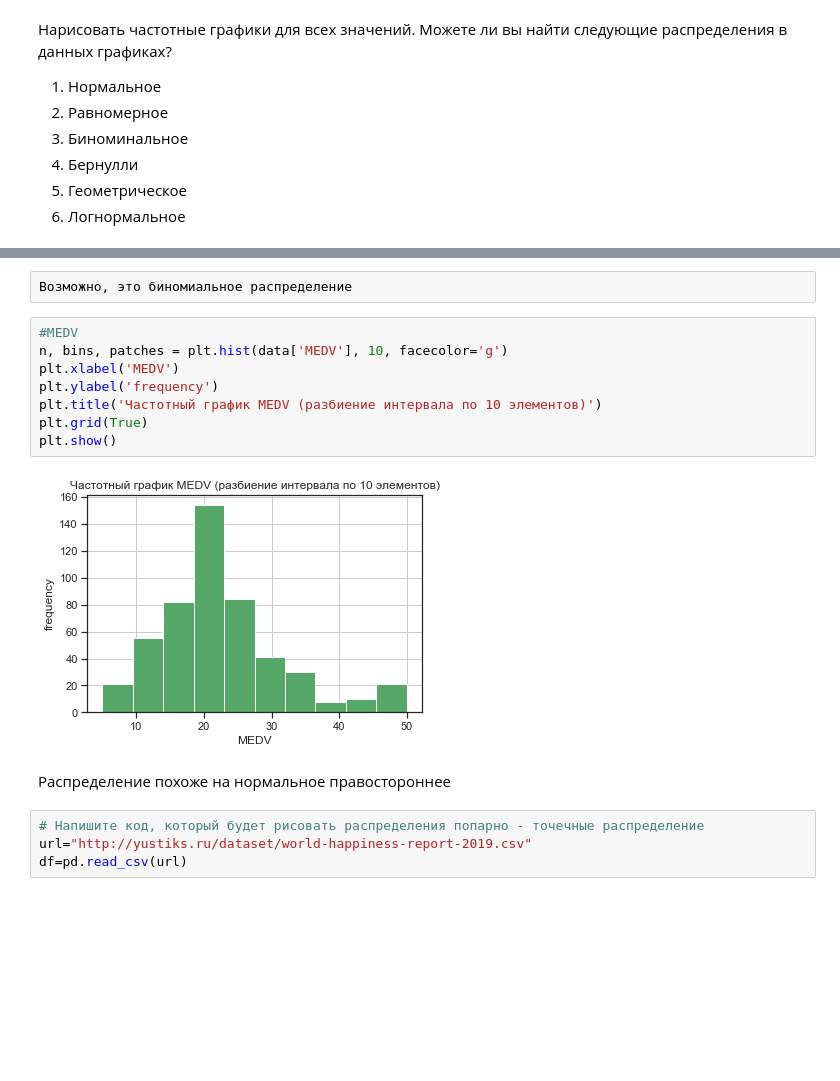
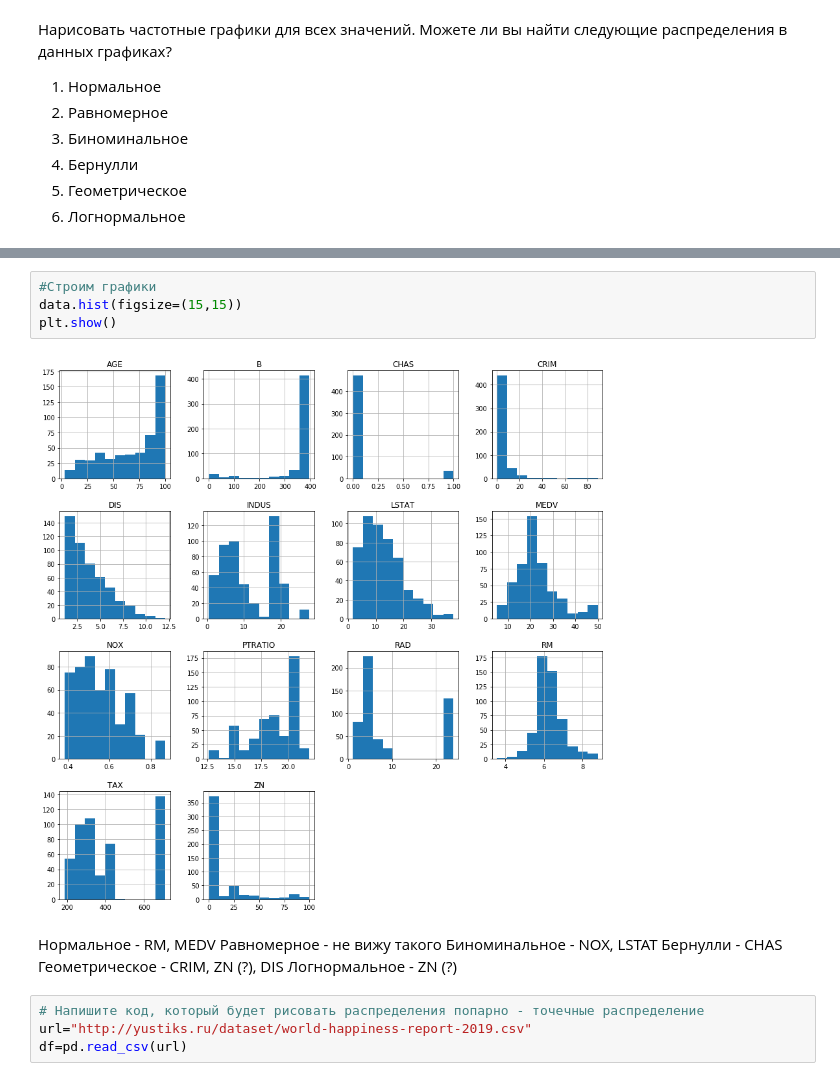
Before and after one commit to Permolga/netology_pyda, a Jupyter notebook: dz_2.ipynb, the cells around one changed output, grey strips where cells are left out. Cells and saved outputs as stored; diff of their text form; blank space fills up the shorter version.

```diff
--- a/dz_2.ipynb
+++ b/dz_2.ipynb
@@ -225,17 +70,16 @@ plt.show()
-# %%
-Возможно, это биномиальное распределение
-# %%
-#MEDV
-n, bins, patches = plt.hist(data['MEDV'], 10, facecolor='g')
-plt.xlabel('MEDV')
-plt.ylabel('frequency')
-plt.title('Частотный график MEDV (разбиение интервала по 10 элементов)')
-plt.grid(True)
-plt.show()
-# %% [output]
-[figure, removed]
-# %% [markdown]
-Распределение похоже на нормальное правостороннее
+# %%
+#Строим графики
+data.hist(figsize=(15,15))
+plt.show()
+# %% [output]
+[figure, added]
+# %% [markdown]
+Нормальное - RM, MEDV
+Равномерное - не вижу такого
+Биноминальное - NOX, LSTAT
+Бернулли - CHAS
+Геометрическое - CRIM, ZN (?), DIS
+Логнормальное - ZN (?)
 # %%
 # Напишите код, который будет рисовать распределения попарно - точечные распределение
 url="http://yustiks.ru/dataset/world-happiness-report-2019.csv"
```
Also changed, not shown: parts of 25 cells of this notebook, 2 other files.
